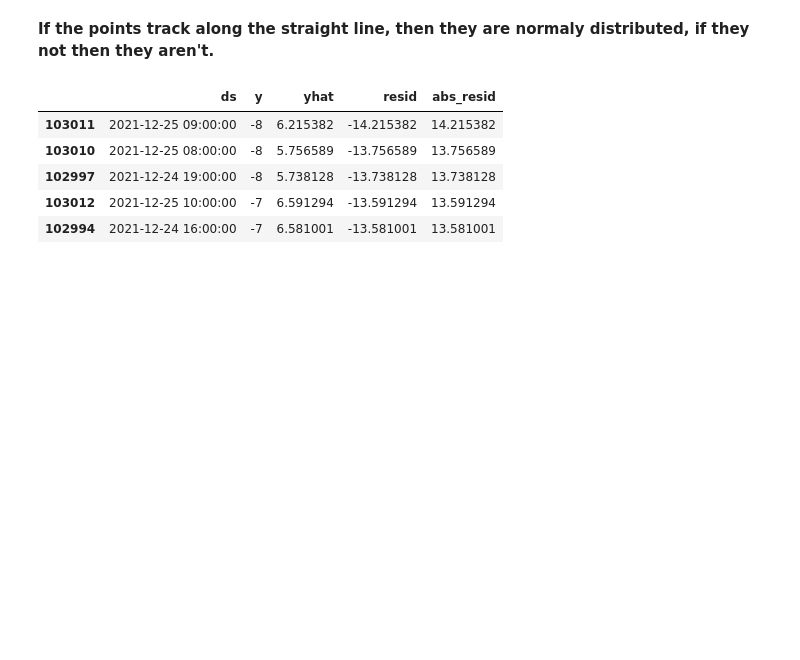
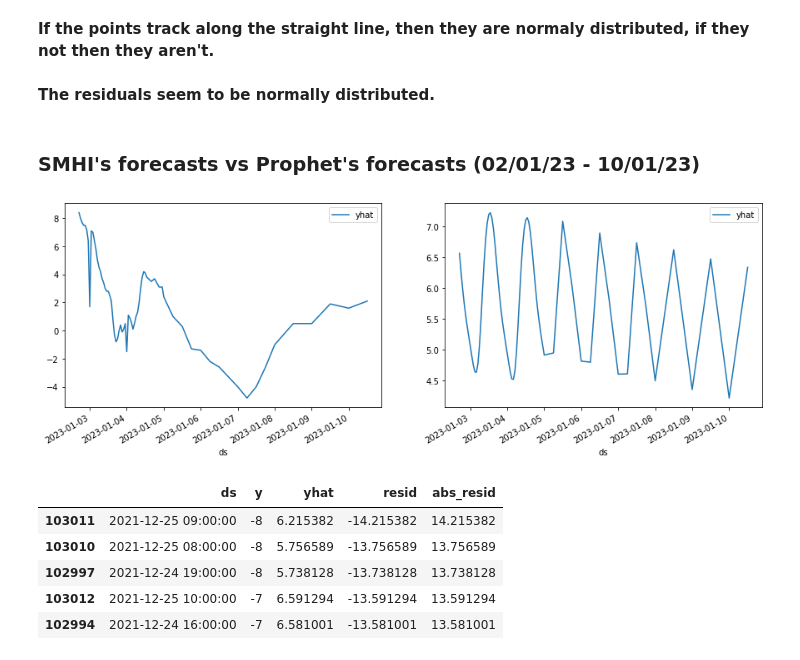
Before and after one commit to Peshkatar/prophet-weather-forecast, a Jupyter notebook: model.ipynb, the cells around one changed output. Cells and saved outputs as stored; diff of their text form; code cells hidden in the pictures; blank space fills up the shorter version.

```diff
--- a/model.ipynb
+++ b/model.ipynb
@@ -293,6 +287,28 @@ qqplot(data=pred["resid"], fit=True, line="45");
 [figure]
 # %% [markdown]
 **If the points track along the straight line, then they are normaly distributed, if they not then they aren't.**
+# %% [markdown]
+**The residuals seem to be normally distributed.**
+# %% [markdown]
+### SMHI's forecasts vs Prophet's forecasts (02/01/23 - 10/01/23)
+# %%
+# columns are saved in the data/names.txt file. all entries without the newline character in a list.
+with open("data/smhi-forecasts.txt", "r") as f:
+    columns = f.read().splitlines()
+
+rows = [row.split("\t") for row in columns]
+# %%
+smhi_fscs = pd.DataFrame(rows, columns=["ds", "yhat"]).astype({"yhat": np.float16, "ds": "datetime64[ns]"})
+# %%
+prophet_fscs = (m.predict(smhi_fscs[["ds"]])).loc[:, ("ds", "yhat")]
+# %%
+fig, (ax1, ax2) = plt.subplots(nrows=1, ncols=2, figsize=(15, 5), sharex=True)
+smhi_fscs.plot(x="ds", y="yhat", ax=ax1, title="SMHI Weather Forecast 02/01")
+prophet_fscs.plot(x="ds", y="yhat", ax=ax2)
+
+plt.show()
+# %% [output]
+[figure, added]
 # %%
 # Top 5 largest residuals.
 (pred
```
Also changed, not shown: parts of 7 cells of this notebook.
